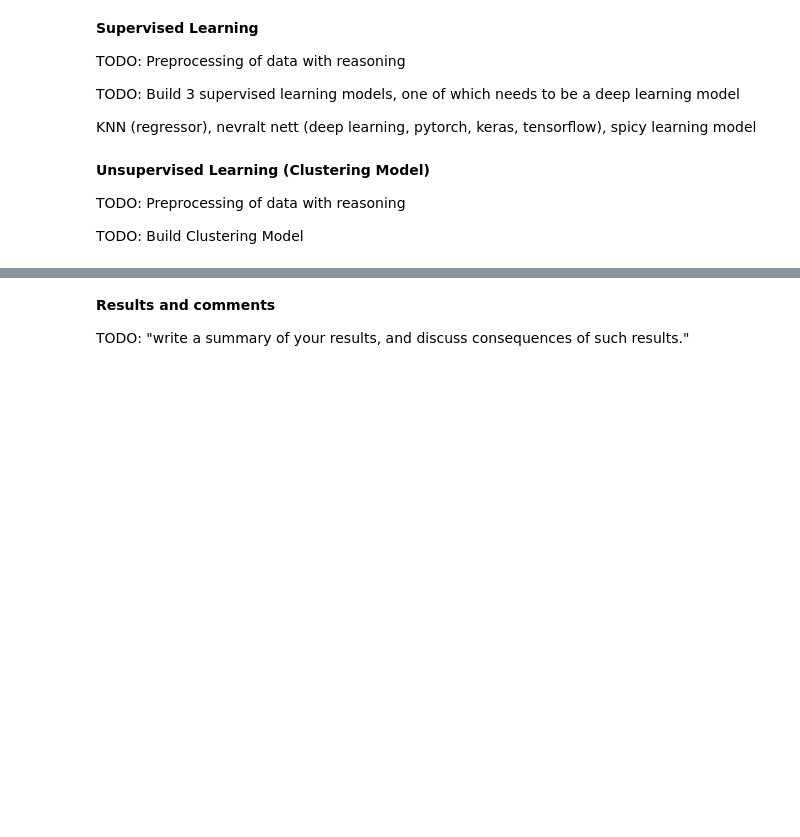
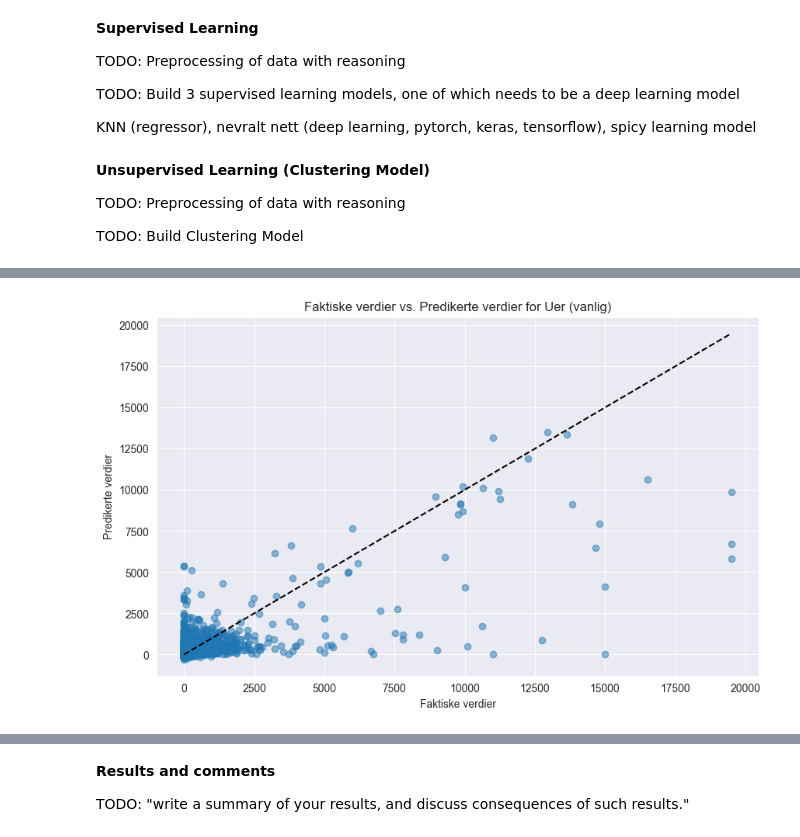
Before and after one commit to ThomasNicolai/info284groupexam, a Jupyter notebook: groupexam.ipynb, the cells around one changed output, grey strips where cells are left out. Drawn from its saved outputs; the diff is of its cells as text; code cells hidden in the pictures; blank space fills up the shorter version.

```diff
--- a/groupexam.ipynb
+++ b/groupexam.ipynb
@@ -400,0 +548,13 @@ plt.show()
+# %%
+# Visualizing the predictions:
+import matplotlib.pyplot as plt
+
+plt.figure(figsize=(10, 6))
+plt.scatter(y_test, y_pred, alpha=0.5)
+plt.xlabel('Faktiske verdier')
+plt.ylabel('Predikerte verdier')
+plt.title('Faktiske verdier vs. Predikerte verdier for Uer (vanlig)')
+plt.plot([min(y_test), max(y_test)], [min(y_test), max(y_test)], 'k--') # En ideell linje for perfekt prediksjon
+plt.show()
+# %% [output]
+[figure, added]
```
Also changed, not shown: parts of 49 cells of this notebook.
